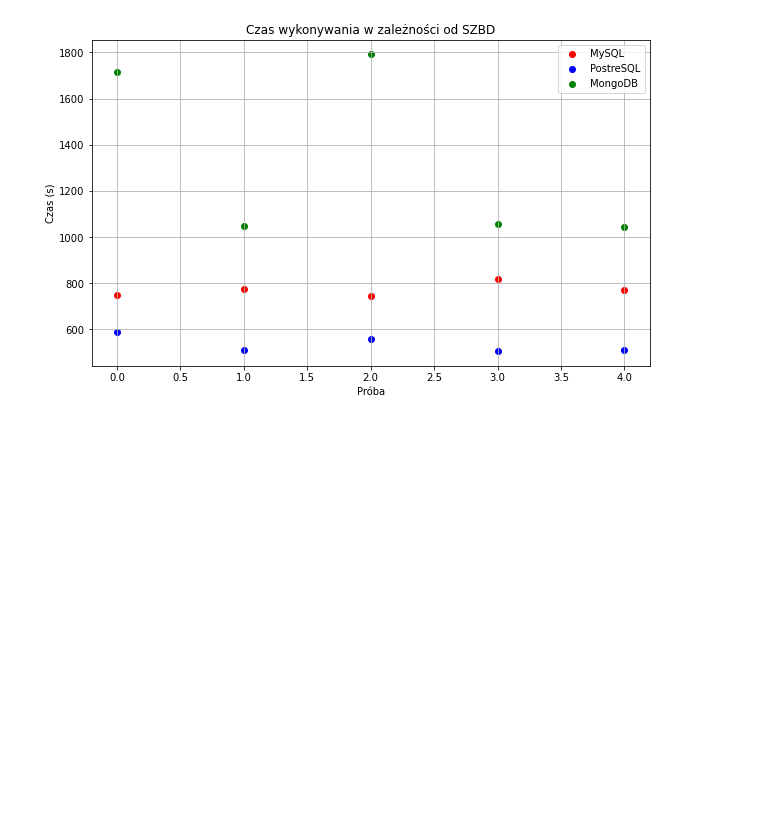
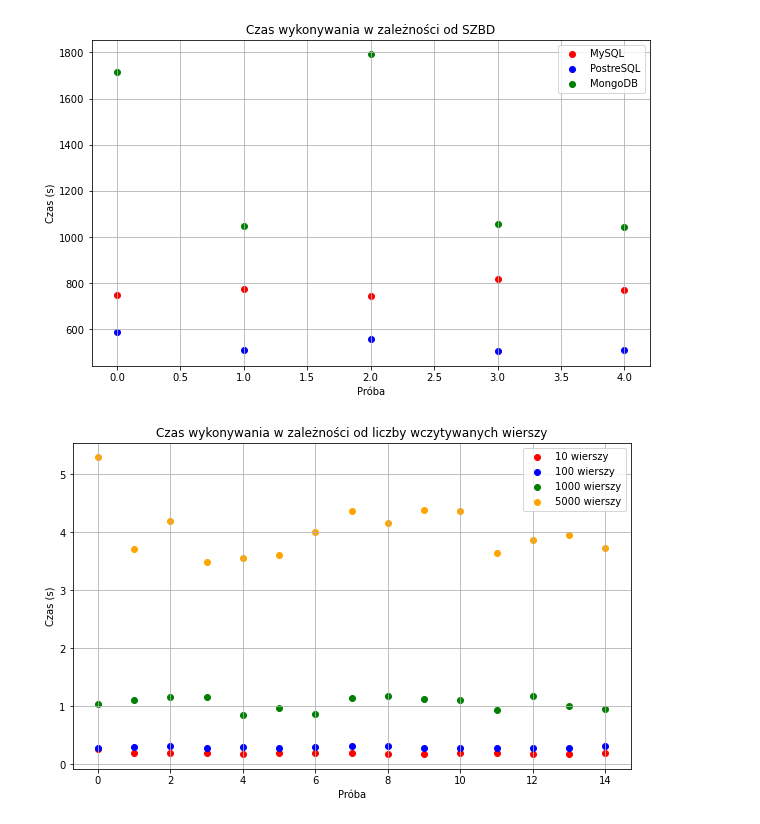
Before and after one commit to mpiwkoPK/ZTBD-project, a Jupyter notebook: wykresiki.ipynb, the cells around one changed output. Saved outputs shown, nothing was run; the diff lists cells and outputs as text; code cells hidden in the pictures; blank space fills up the shorter version.

```diff
--- a/wykresiki.ipynb
+++ b/wykresiki.ipynb
@@ -88,3 +88,26 @@ plt.grid(True)
 plt.show()
 # %% [output]
 [figure]
+# %%
+#sety - MongoDB nieznormalizowane
+times_10 = [0.2648341655731201, 0.18992161750793457, 0.19893646240234375, 0.19693541526794434, 0.18100929260253906, 0.18761396408081055, 0.18796753883361816, 0.1922767162322998, 0.1821761131286621, 0.17699503898620605, 0.18693208694458008, 0.19793462753295898, 0.18497467041015625, 0.18500161170959473, 0.19197678565979004]
+times_100 = [0.28298187255859375, 0.29406094551086426, 0.31600236892700195, 0.27900004386901855, 0.3025360107421875, 0.2786285877227783, 0.2910041809082031, 0.3154001235961914, 0.310258150100708, 0.27397751808166504, 0.2850635051727295, 0.27904295921325684, 0.2882416248321533, 0.27924108505249023, 0.31792545318603516]
+times_1000 = [1.033454418182373, 1.1080892086029053, 1.1605255603790283, 1.1528973579406738, 0.8424201011657715, 0.967158317565918, 0.8619668483734131, 1.146456241607666, 1.1750714778900146, 1.1312885284423828, 1.1056373119354248, 0.9412951469421387, 1.172936201095581, 1.0055432319641113, 0.9541471004486084]
+times_5000 = [5.289244174957275, 3.7141339778900146, 4.19763708114624, 3.48101806640625, 3.5575289726257324, 3.6107707023620605, 3.9972290992736816, 4.360591888427734, 4.15645432472229, 4.3844523429870605, 4.369168758392334, 3.6341116428375244, 3.8672080039978027, 3.9489238262176514, 3.732415199279785]
+
+x = range(15)
+plt.figure(figsize=(10, 6))
+
+plt.scatter(x, times_10, label='10 wierszy', color='red')
+plt.scatter(x, times_100, label='100 wierszy', color='blue')
+plt.scatter(x, times_1000, label='1000 wierszy', color='green')
+plt.scatter(x, times_5000, label='5000 wierszy', color='orange')
+
+plt.title('Czas wykonywania w zależności od liczby wczytywanych wierszy')
+plt.xlabel('Próba')
+plt.ylabel('Czas (s)')
+plt.legend()
+plt.grid(True)
+plt.show()
+# %% [output]
+[figure, added]
```
Also changed, not shown: parts of 1 cell of this notebook, 7 other files.
